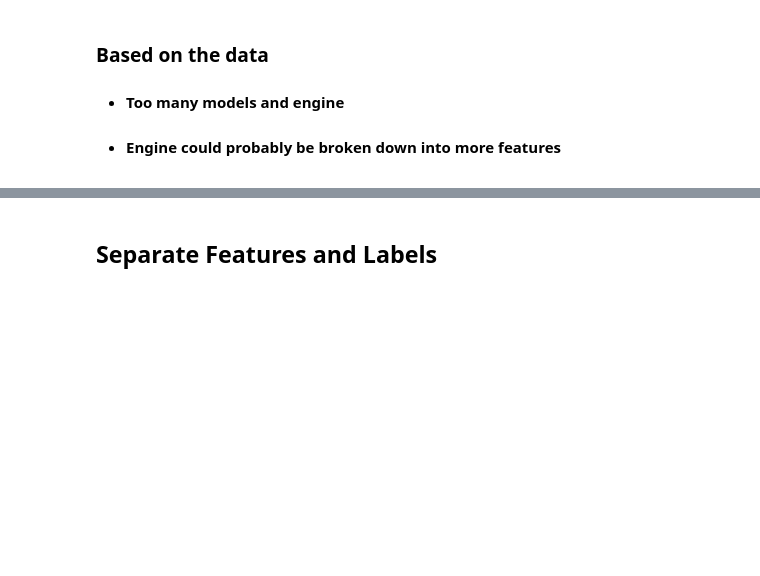
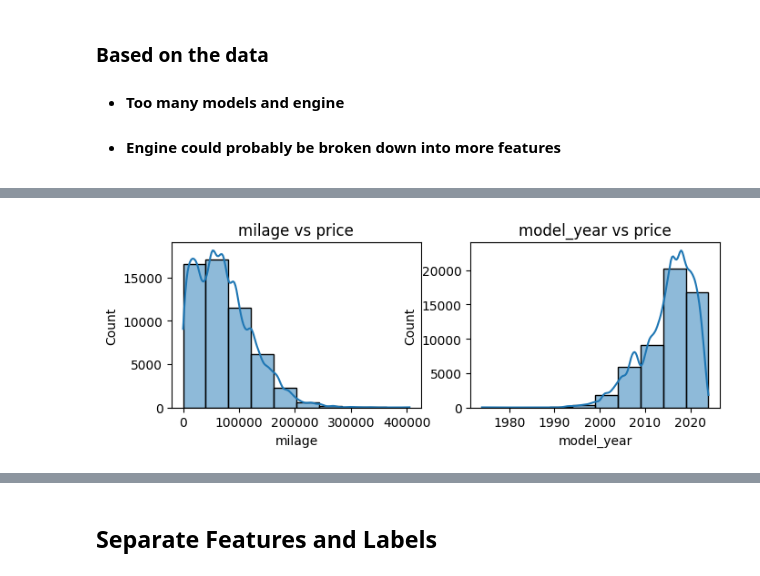
Before and after one commit to SiegfredLorelle/kagglex-car-price-prediction, a Jupyter notebook: kagglex-car-price.ipynb, the cells around one changed output, grey strips where cells are left out. Cells and saved outputs as stored; diff of their text form; code cells hidden in the pictures; blank space fills up the shorter version.

Commit message:
Plot features

```diff
--- a/kagglex-car-price.ipynb
+++ b/kagglex-car-price.ipynb
@@ -129,0 +132,21 @@ df.describe()
+# %%
+categorical_features = [
+    "brand",
+    "model",
+    "fuel_type",
+    "engine",
+    "transmission",
+    "ext_col",
+    "int_col",
+    "accident",
+    "clean_title",
+]
+
+numerical_features = [
+    "milage",
+    "model_year",
+]
+
+print(f"Number of Columns: {len(df.columns)}")
+print(f"Number of Categorical Features: {len(categorical_features)}")
+print(f"Number of Numerical Features: {len(numerical_features)}")
@@ -129,0 +161,9 @@ df.describe()
+# %%
+plt.figure(figsize=(12, 8))
+for index, feature in enumerate(numerical_features, start=1):
+    plt.subplot(3, 3, index)
+    sns.histplot(data=df[feature], bins=10, kde=True)
+    plt.title(f"{feature} vs price")
+plt.show()
+# %% [output]
+[figure, added]
```
Also changed, not shown: parts of 11 cells of this notebook.
